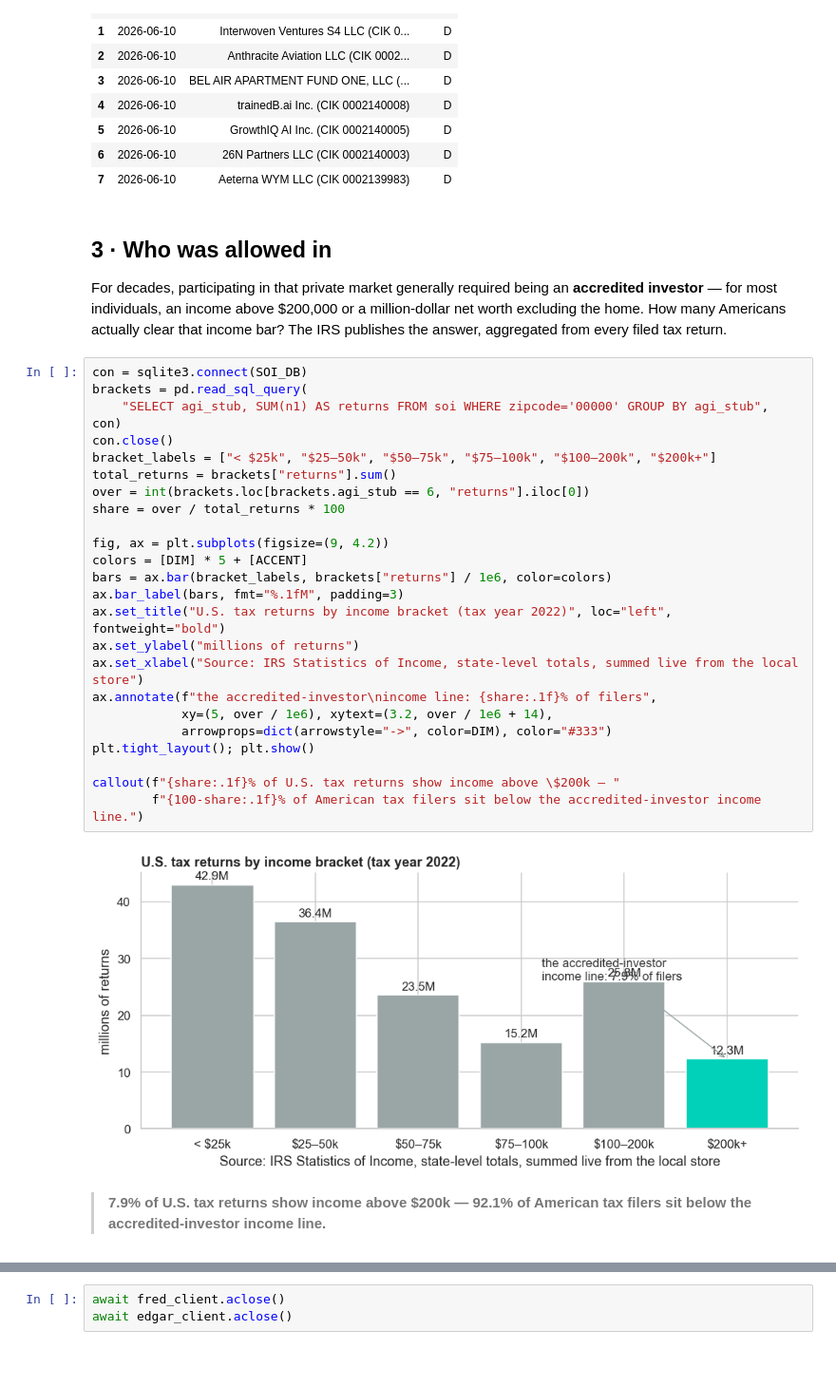
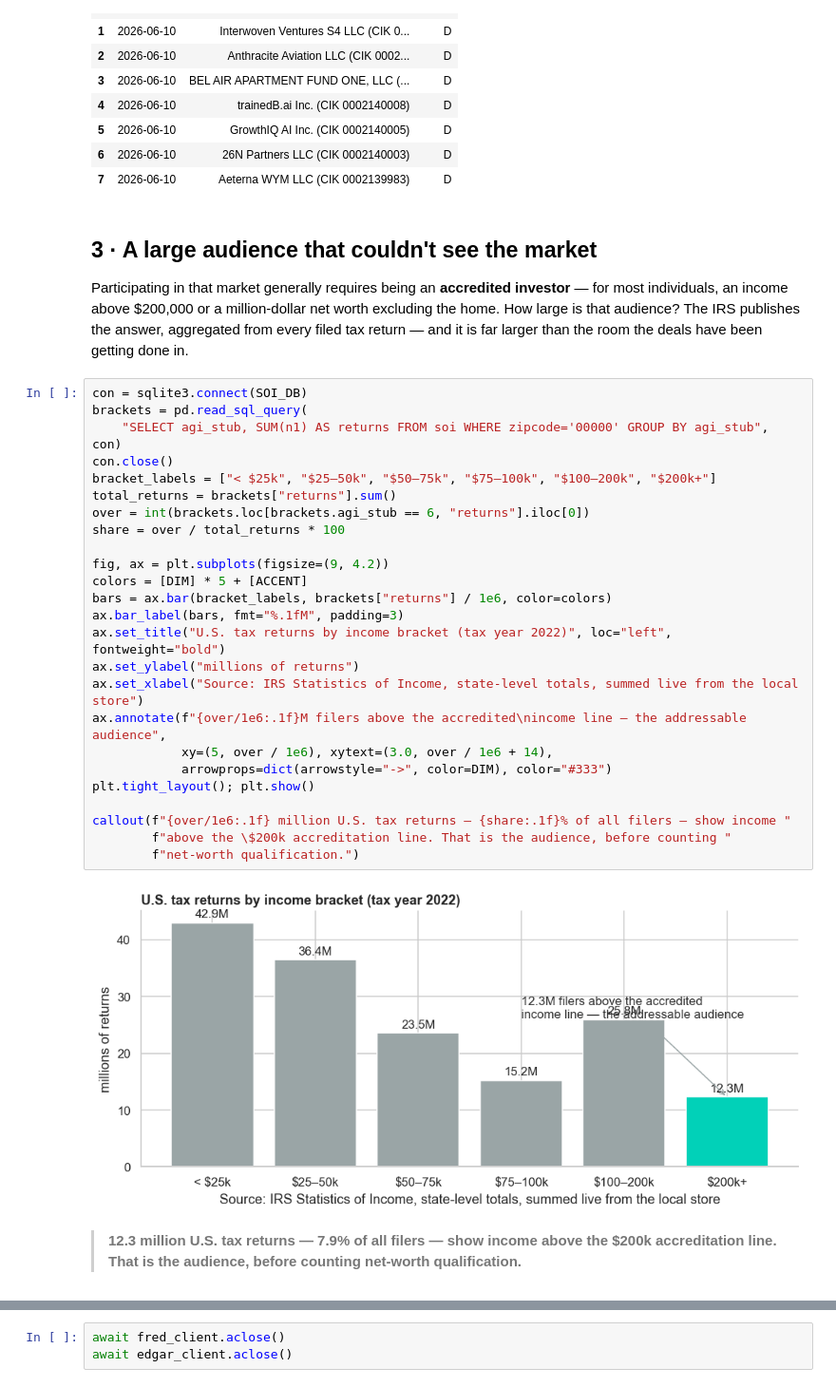
Before and after one commit to StartEngine/private-markets-research, a Jupyter notebook: private_markets.ipynb, the cells around one changed output, grey strips where cells are left out. Shown at 95% size. Drawn from its saved outputs; the diff is of its cells as text; blank space fills up the shorter version.

```diff
--- a/private_markets.ipynb
+++ b/private_markets.ipynb
@@ -213,39 +215,41 @@ pd.DataFrame(rows)
 | 6 | 2026-06-10 | 26N Partners LLC (CIK 0002140003) | D |
 | 7 | 2026-06-10 | Aeterna WYM LLC (CIK 0002139983) | D |
 # %% [markdown]
-## 3 · Who was allowed in
+## 3 · A large audience that couldn't see the market
 
-For decades, participating in that private market generally required being an
+Participating in that market generally requires being an
 **accredited investor** — for most individuals, an income above \$200,000 or a
-million-dollar net worth excluding the home. How many Americans actually clear that
-income bar? The IRS publishes the answer, aggregated from every filed tax return.
+million-dollar net worth excluding the home. How large is that audience? The IRS
+publishes the answer, aggregated from every filed tax return — and it is far larger than
+the room the deals have been getting done in.
 # %%
 con = sqlite3.connect(SOI_DB)
 brackets = pd.read_sql_query(
     "SELECT agi_stub, SUM(n1) AS returns FROM soi WHERE zipcode='00000' GROUP BY agi_stub", con)
 con.close()
 bracket_labels = ["< $25k", "$25–50k", "$50–75k", "$75–100k", "$100–200k", "$200k+"]
 total_returns = brackets["returns"].sum()
 over = int(brackets.loc[brackets.agi_stub == 6, "returns"].iloc[0])
 share = over / total_returns * 100
 
 fig, ax = plt.subplots(figsize=(9, 4.2))
 colors = [DIM] * 5 + [ACCENT]
 bars = ax.bar(bracket_labels, brackets["returns"] / 1e6, color=colors)
 ax.bar_label(bars, fmt="%.1fM", padding=3)
 ax.set_title("U.S. tax returns by income bracket (tax year 2022)", loc="left", fontweight="bold")
 ax.set_ylabel("millions of returns")
 ax.set_xlabel("Source: IRS Statistics of Income, state-level totals, summed live from the local store")
-ax.annotate(f"the accredited-investor\nincome line: {share:.1f}% of filers",
-            xy=(5, over / 1e6), xytext=(3.2, over / 1e6 + 14),
+ax.annotate(f"{over/1e6:.1f}M filers above the accredited\nincome line — the addressable audience",
+            xy=(5, over / 1e6), xytext=(3.0, over / 1e6 + 14),
             arrowprops=dict(arrowstyle="->", color=DIM), color="#333")
 plt.tight_layout(); plt.show()
 
-callout(f"{share:.1f}% of U.S. tax returns show income above \$200k — "
-        f"{100-share:.1f}% of American tax filers sit below the accredited-investor income line.")
+callout(f"{over/1e6:.1f} million U.S. tax returns — {share:.1f}% of all filers — show income "
+        f"above the \$200k accreditation line. That is the audience, before counting "
+        f"net-worth qualification.")
 # %% [output]
-[figure, old version]
+[figure, new version]
-> **7.9% of U.S. tax returns show income above \$200k — 92.1% of American tax filers sit below the accredited-investor income line.**
+> **12.3 million U.S. tax returns — 7.9% of all filers — show income above the \$200k accreditation line. That is the audience, before counting net-worth qualification.**
 # %%
 con = sqlite3.connect(ACS_DB)
 zips = pd.read_sql_query(
```
Also changed, not shown: parts of 8 cells of this notebook, 1 other file.
